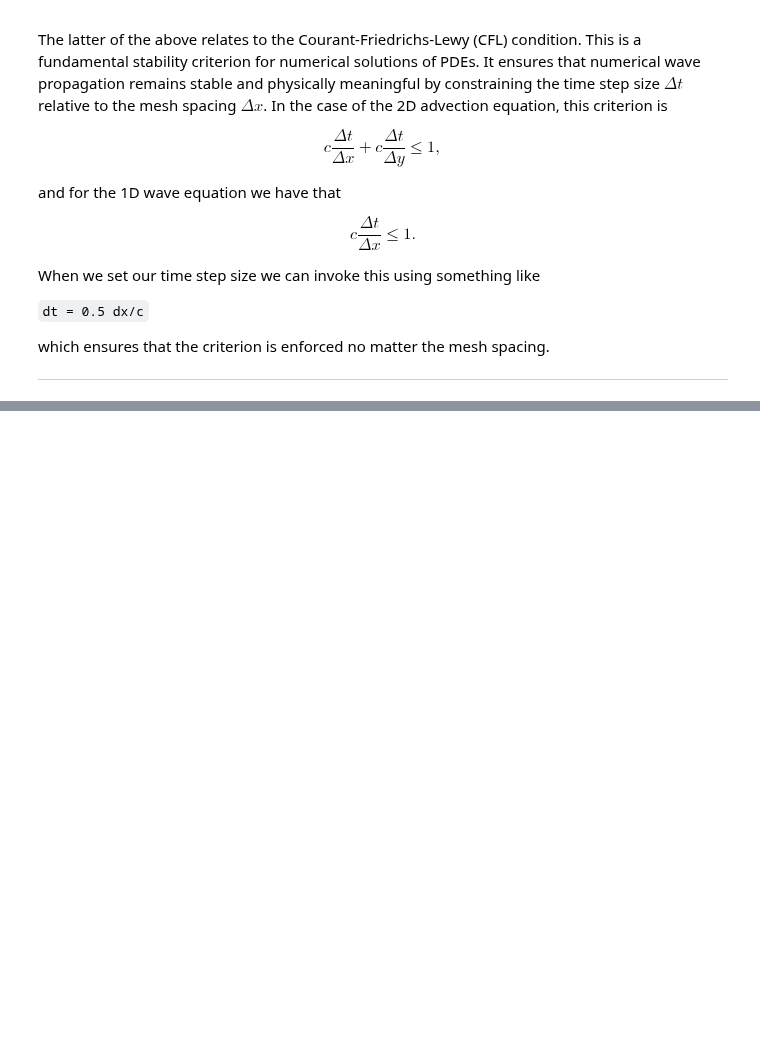
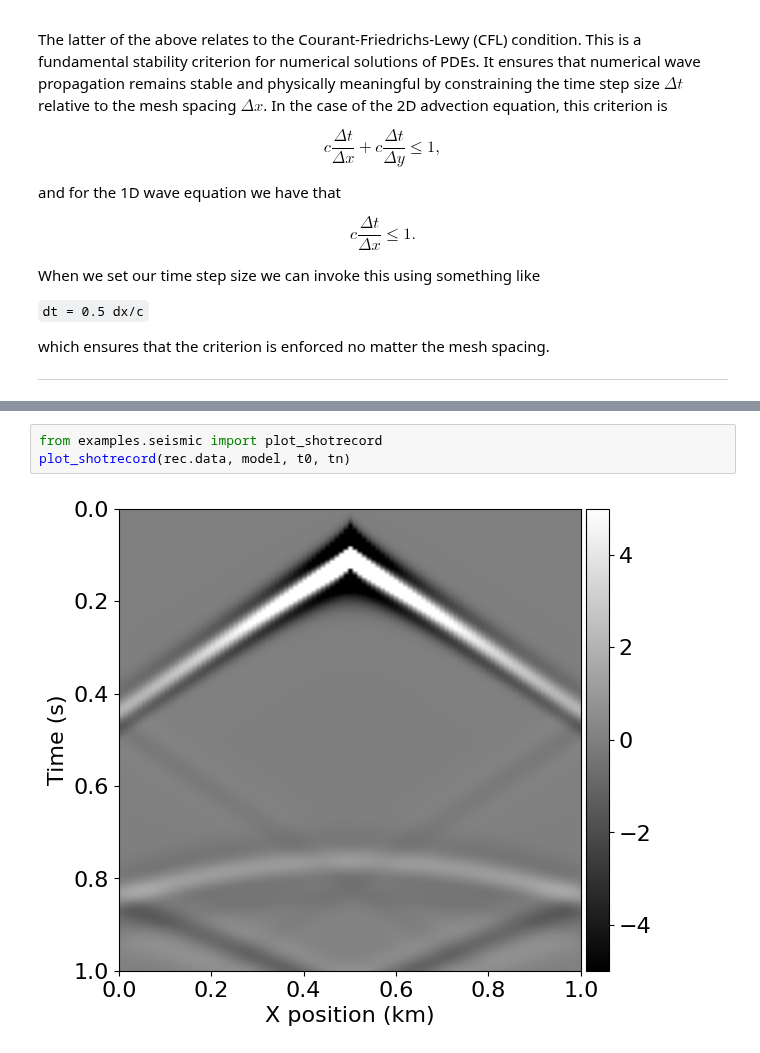
Before and after one commit to nocturnal-luke/Geophysical-inversion-undergraduate, a Jupyter notebook: cheatsheet.ipynb, the cells around one changed output, grey strips where cells are left out. Drawn from its saved outputs; the diff is of its cells as text; blank space fills up the shorter version.

```diff
--- a/cheatsheet.ipynb
+++ b/cheatsheet.ipynb
@@ -1935,0 +2078,5 @@ NameError: name 'pytest' is not defined
+# %%
+from examples.seismic import plot_shotrecord
+plot_shotrecord(rec.data, model, t0, tn)
+# %% [output]
+[figure, added]
```
Also changed, not shown: parts of 23 cells of this notebook, 2 other files.
